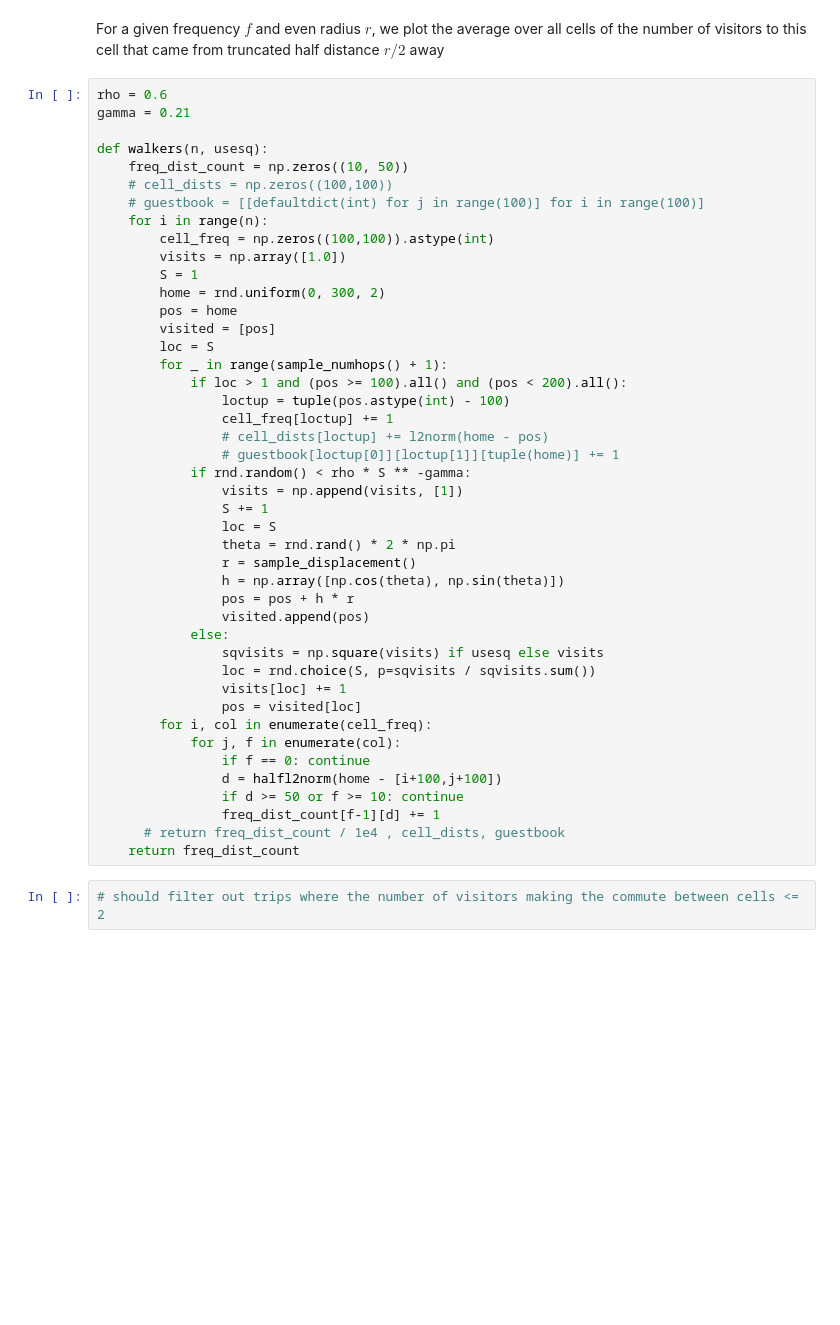
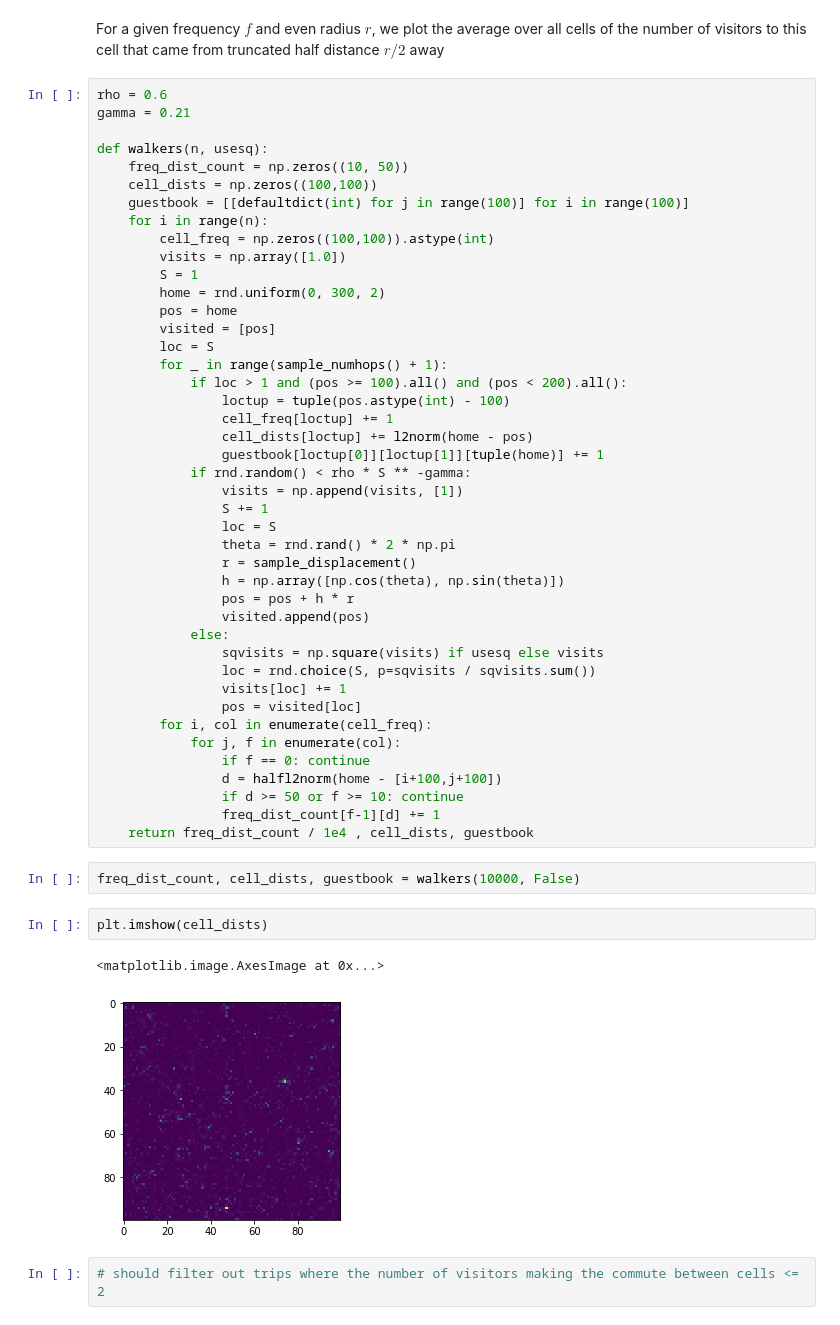
Before and after one commit to bogiebro/mobpat, a Jupyter notebook: Barabasi.ipynb, the cells around one changed output. Saved outputs shown, nothing was run; the diff lists cells and outputs as text; blank space fills up the shorter version.

```diff
--- a/Barabasi.ipynb
+++ b/Barabasi.ipynb
@@ -42,8 +42,8 @@ gamma = 0.21
 
 def walkers(n, usesq):
     freq_dist_count = np.zeros((10, 50))
-    # cell_dists = np.zeros((100,100))
-    # guestbook = [[defaultdict(int) for j in range(100)] for i in range(100)]
+    cell_dists = np.zeros((100,100))
+    guestbook = [[defaultdict(int) for j in range(100)] for i in range(100)]
     for i in range(n):
         cell_freq = np.zeros((100,100)).astype(int)
         visits = np.array([1.0])
@@ -56,8 +56,8 @@ def walkers(n, usesq):
             if loc > 1 and (pos >= 100).all() and (pos < 200).all():
                 loctup = tuple(pos.astype(int) - 100)
                 cell_freq[loctup] += 1
-                # cell_dists[loctup] += l2norm(home - pos)
-                # guestbook[loctup[0]][loctup[1]][tuple(home)] += 1
+                cell_dists[loctup] += l2norm(home - pos)
+                guestbook[loctup[0]][loctup[1]][tuple(home)] += 1
             if rnd.random() < rho * S ** -gamma:
                 visits = np.append(visits, [1])
                 S += 1
@@ -78,7 +78,13 @@ def walkers(n, usesq):
                 d = halfl2norm(home - [i+100,j+100])
                 if d >= 50 or f >= 10: continue
                 freq_dist_count[f-1][d] += 1
-      # return freq_dist_count / 1e4 , cell_dists, guestbook
-    return freq_dist_count
+    return freq_dist_count / 1e4 , cell_dists, guestbook
+# %%
+freq_dist_count, cell_dists, guestbook = walkers(10000, False)
+# %%
+plt.imshow(cell_dists)
+# %% [output]
+<matplotlib.image.AxesImage at 0x...>
+[figure, added]
 # %%
 # should filter out trips where the number of visitors making the commute between cells <= 2
```
Also changed, not shown: parts of 24 cells of this notebook, 2 other files.
